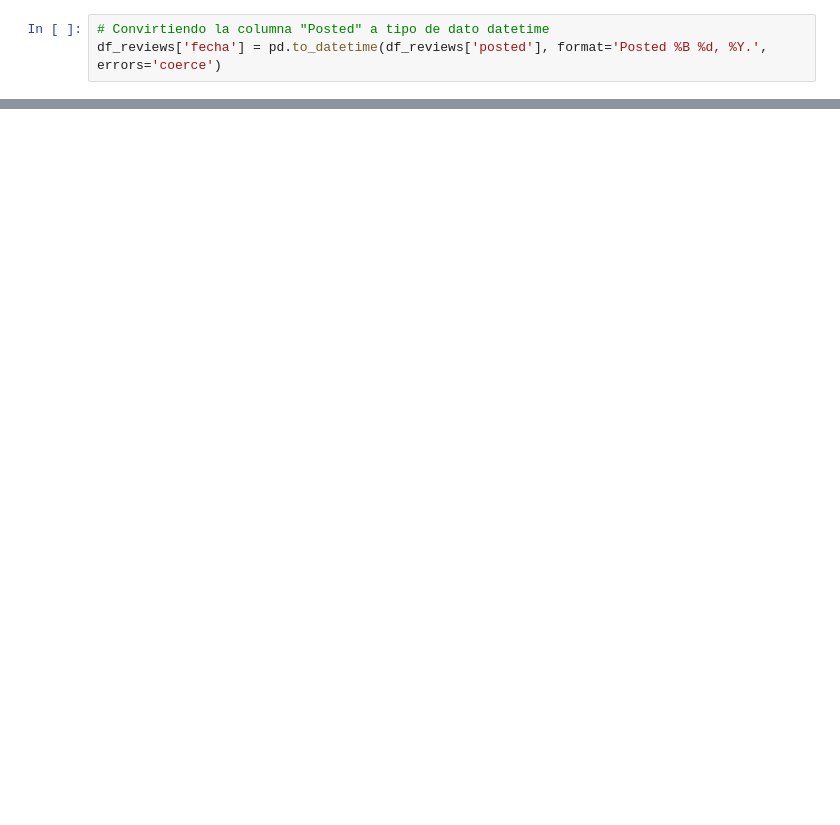
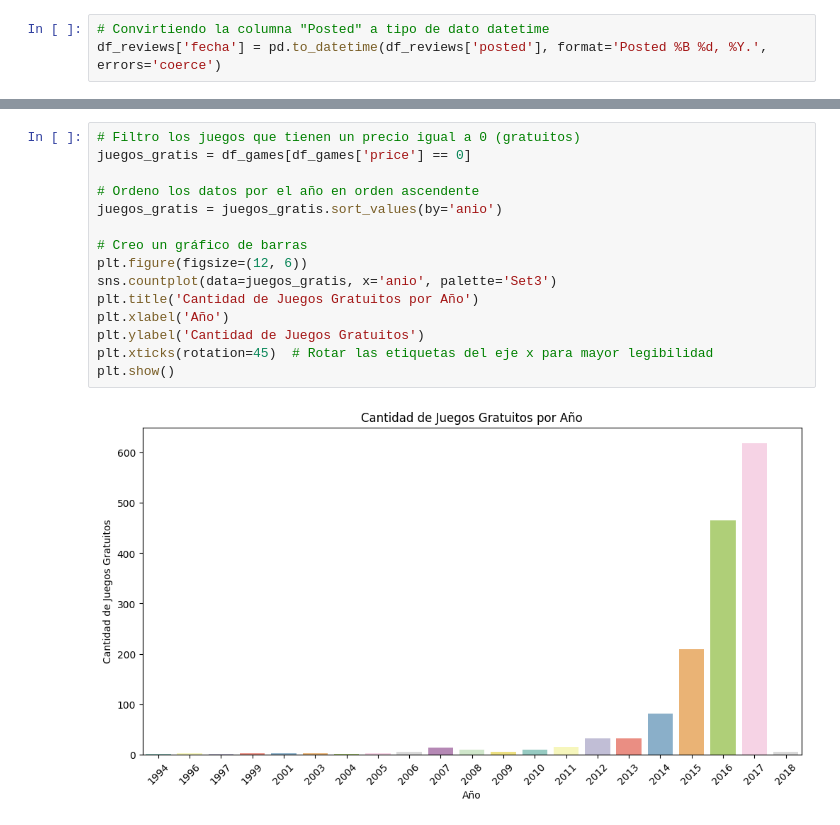
Before and after one commit to FabianGonzalezz/ProyectoMLOPS14, a Jupyter notebook: transformaciones.ipynb, the cells around one changed output, grey strips where cells are left out. Saved outputs shown, nothing was run; the diff lists cells and outputs as text; blank space fills up the shorter version.

```diff
--- a/transformaciones.ipynb
+++ b/transformaciones.ipynb
@@ -539,0 +323,17 @@ Juego: Aperture Tag: The Paint Gun Testing Initiative (ID: 280740), Similitud: 0
+# %%
+# Filtro los juegos que tienen un precio igual a 0 (gratuitos)
+juegos_gratis = df_games[df_games['price'] == 0]
+
+# Ordeno los datos por el año en orden ascendente
+juegos_gratis = juegos_gratis.sort_values(by='anio')
+
+# Creo un gráfico de barras
+plt.figure(figsize=(12, 6))
+sns.countplot(data=juegos_gratis, x='anio', palette='Set3')
+plt.title('Cantidad de Juegos Gratuitos por Año')
+plt.xlabel('Año')
+plt.ylabel('Cantidad de Juegos Gratuitos')
+plt.xticks(rotation=45)  # Rotar las etiquetas del eje x para mayor legibilidad
+plt.show()
+# %% [output]
+[figure, added]
```
Also changed, not shown: parts of 55 cells of this notebook.
